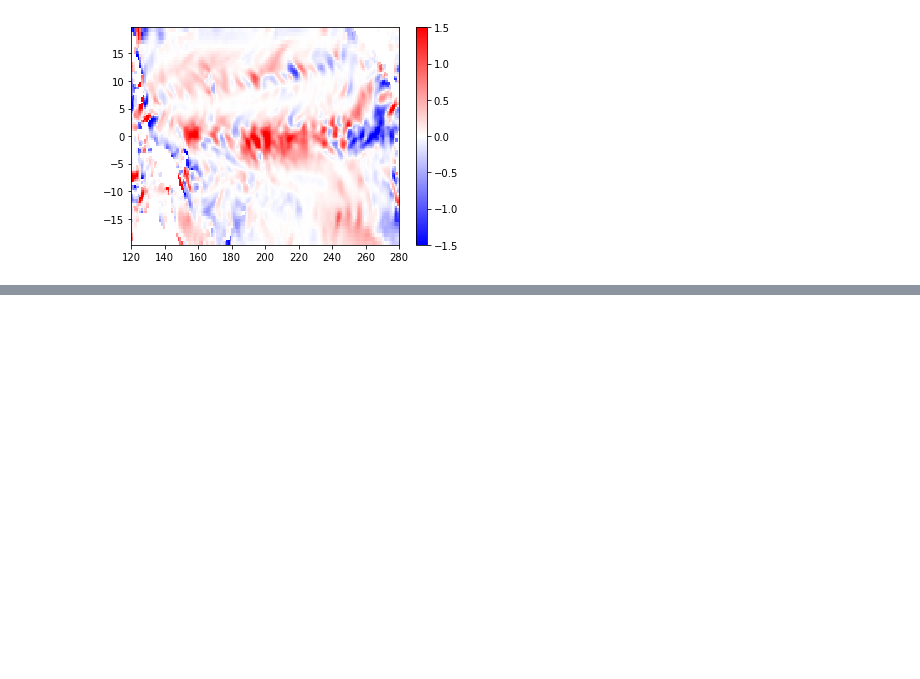
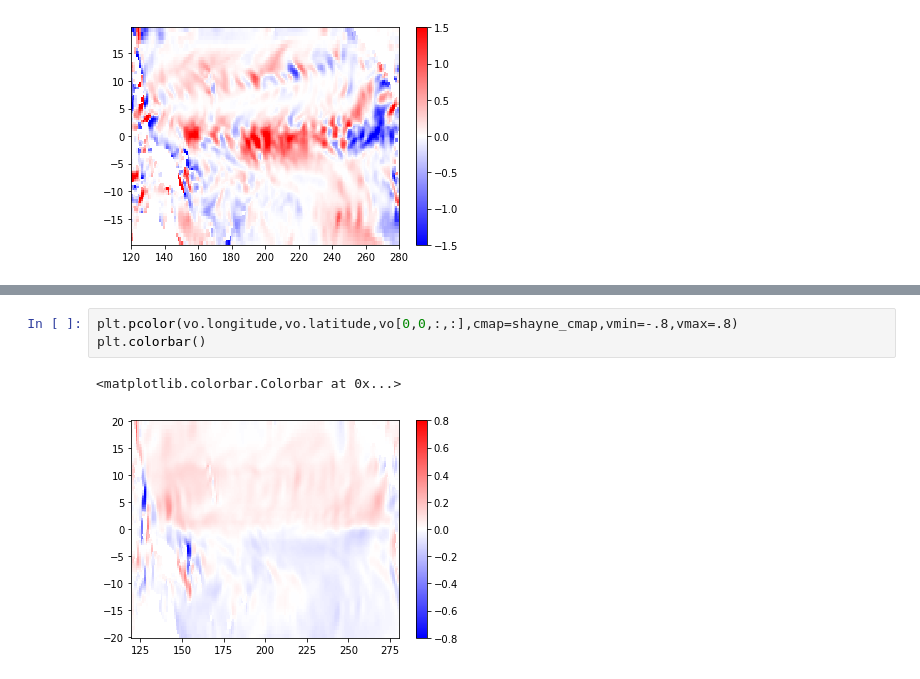
Before and after one commit to ars599/Heatbudget-2023, a Jupyter notebook: get_adv_and_each_term_v4.ipynb, the cells around one changed output, grey strips where cells are left out. Drawn from its saved outputs; the diff is of its cells as text; blank space fills up the shorter version.

```diff
--- a/get_adv_and_each_term_v4.ipynb
+++ b/get_adv_and_each_term_v4.ipynb
@@ -233,0 +255,6 @@ plt.colorbar()
+# %%
+plt.pcolor(vo.longitude,vo.latitude,vo[0,0,:,:],cmap=shayne_cmap,vmin=-.8,vmax=.8)
+plt.colorbar()
+# %% [output]
+<matplotlib.colorbar.Colorbar at 0x...>
+[figure, added]
```
Also changed, not shown: parts of 6 cells of this notebook.
